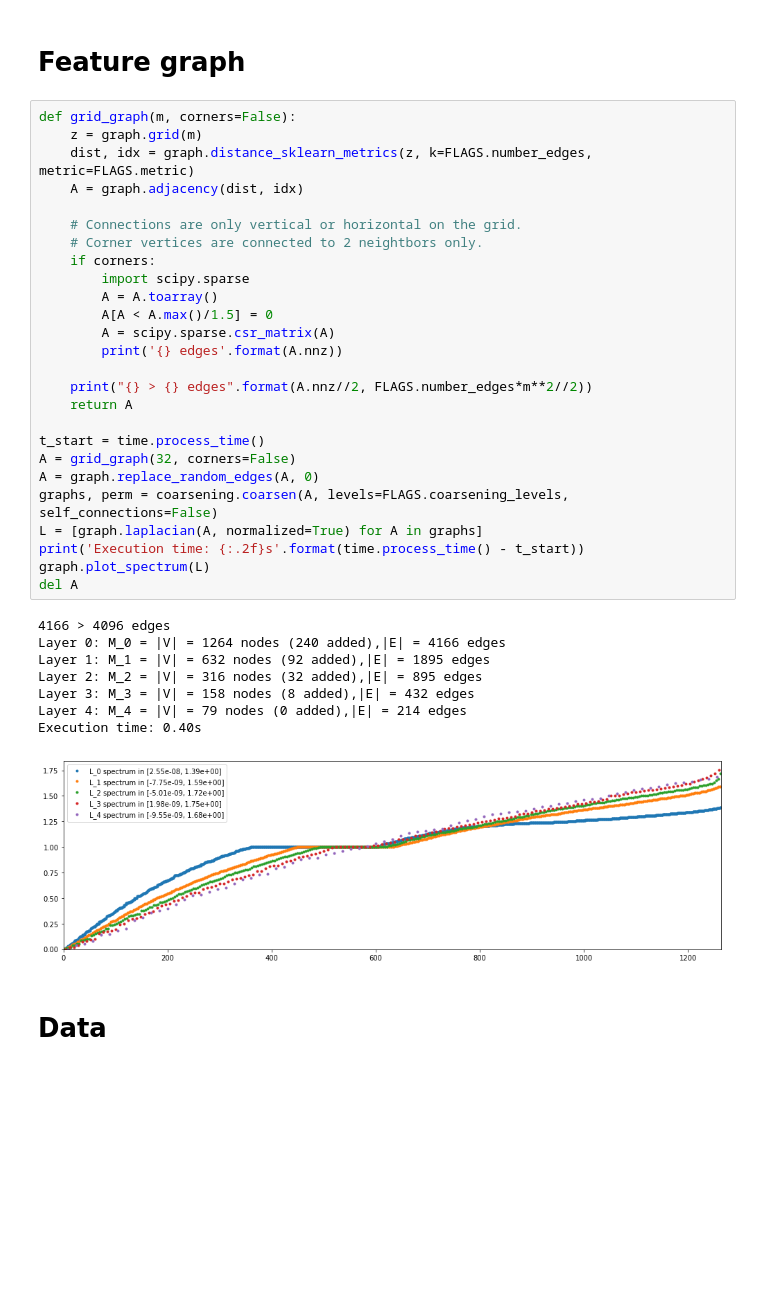
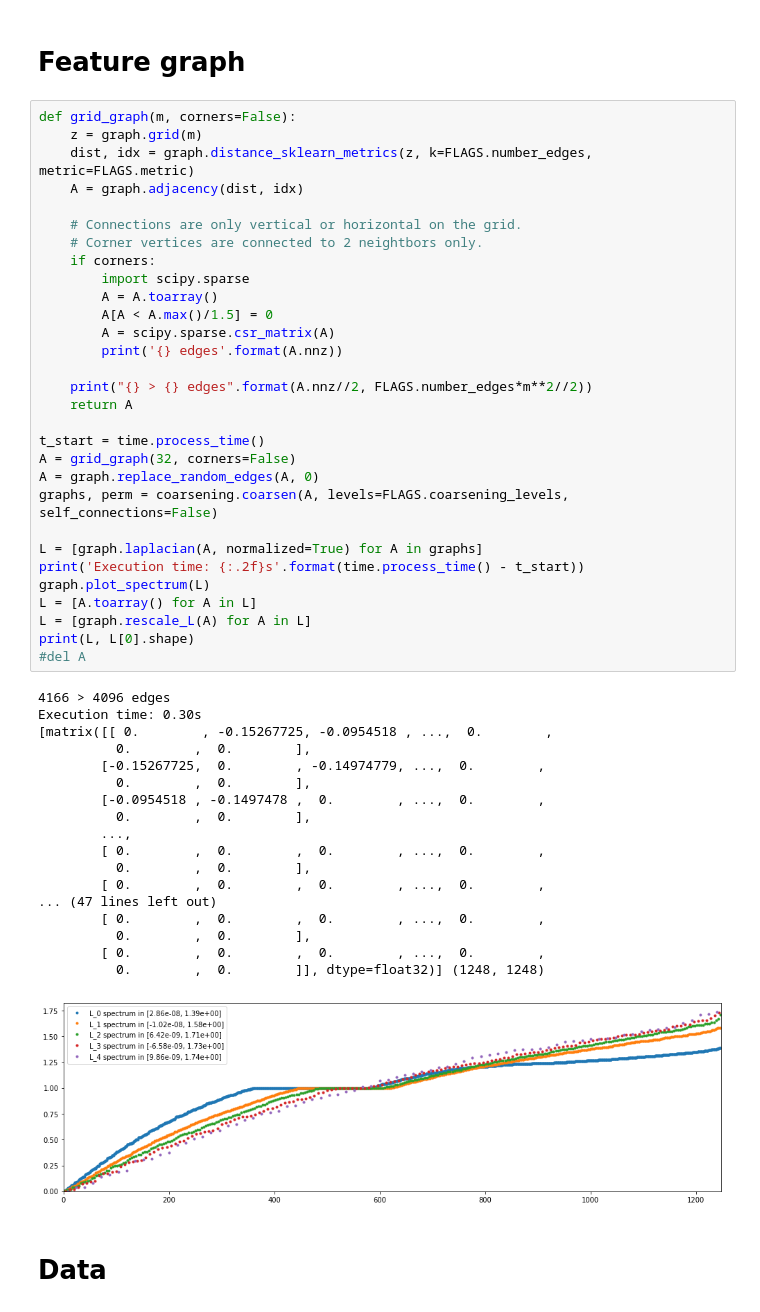
Before and after one commit to halwai/cnn_graph, a Jupyter notebook: nips2016/cifar10.ipynb, the cells around one changed output. Cells and saved outputs as stored; diff of their text form; blank space fills up the shorter version.

```diff
--- a/nips2016/cifar10.ipynb
+++ b/nips2016/cifar10.ipynb
@@ -33,38 +32,52 @@ flags.DEFINE_string('dir_data', os.path.join('..', 'data', 'mnist'), 'Directory
 # %%
 def grid_graph(m, corners=False):
     z = graph.grid(m)
     dist, idx = graph.distance_sklearn_metrics(z, k=FLAGS.number_edges, metric=FLAGS.metric)
     A = graph.adjacency(dist, idx)
 
     # Connections are only vertical or horizontal on the grid.
     # Corner vertices are connected to 2 neightbors only.
     if corners:
         import scipy.sparse
         A = A.toarray()
         A[A < A.max()/1.5] = 0
         A = scipy.sparse.csr_matrix(A)
         print('{} edges'.format(A.nnz))
 
     print("{} > {} edges".format(A.nnz//2, FLAGS.number_edges*m**2//2))
     return A
 
 t_start = time.process_time()
 A = grid_graph(32, corners=False)
 A = graph.replace_random_edges(A, 0)
 graphs, perm = coarsening.coarsen(A, levels=FLAGS.coarsening_levels, self_connections=False)
+
 L = [graph.laplacian(A, normalized=True) for A in graphs]
 print('Execution time: {:.2f}s'.format(time.process_time() - t_start))
 graph.plot_spectrum(L)
-del A
+L = [A.toarray() for A in L]
+L = [graph.rescale_L(A) for A in L]
+print(L, L[0].shape)
+#del A
 # %% [output]
 4166 > 4096 edges
-Layer 0: M_0 = |V| = 1264 nodes (240 added),|E| = 4166 edges
-Layer 1: M_1 = |V| = 632 nodes (92 added),|E| = 1895 edges
-Layer 2: M_2 = |V| = 316 nodes (32 added),|E| = 895 edges
-Layer 3: M_3 = |V| = 158 nodes (8 added),|E| = 432 edges
-Layer 4: M_4 = |V| = 79 nodes (0 added),|E| = 214 edges
-Execution time: 0.40s
+Execution time: 0.30s
+[matrix([[ 0.        , -0.15267725, -0.0954518 , ...,  0.        ,
+          0.        ,  0.        ],
+        [-0.15267725,  0.        , -0.14974779, ...,  0.        ,
+          0.        ,  0.        ],
+        [-0.0954518 , -0.1497478 ,  0.        , ...,  0.        ,
+          0.        ,  0.        ],
+        ...,
+        [ 0.        ,  0.        ,  0.        , ...,  0.        ,
+          0.        ,  0.        ],
+        [ 0.        ,  0.        ,  0.        , ...,  0.        ,
+... (47 lines left out)
+        [ 0.        ,  0.        ,  0.        , ...,  0.        ,
+          0.        ,  0.        ],
+        [ 0.        ,  0.        ,  0.        , ...,  0.        ,
+          0.        ,  0.        ]], dtype=float32)] (1248, 1248)
-[figure, old version]
+[figure, new version]
 # %% [markdown]
 # Data
 # %%
```
Also changed, not shown: parts of 13 cells of this notebook, 8 other files.
